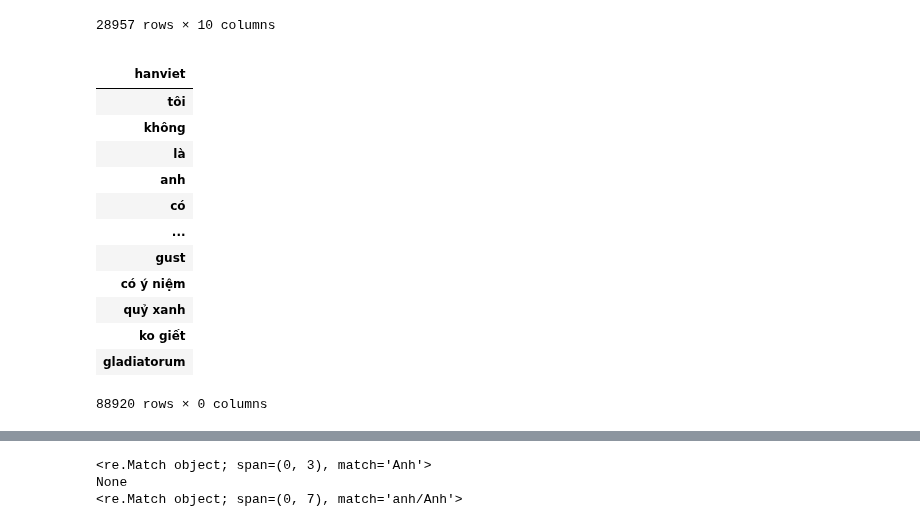
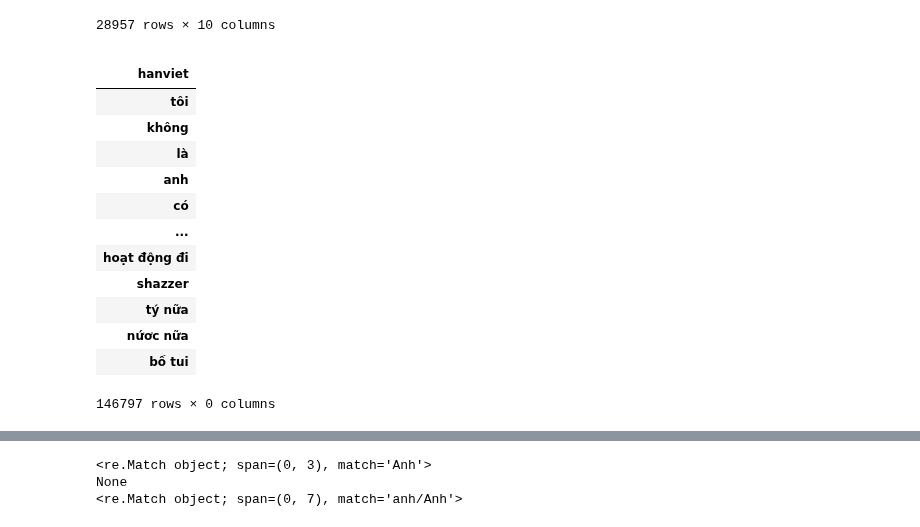
Before and after one commit to ryanphung/chinese-hanviet-cognates, a Jupyter notebook: chinese-hanviet.ipynb, the cells around one changed output, grey strips where cells are left out. Saved outputs shown, nothing was run; the diff lists cells and outputs as text; code cells hidden in the pictures.

```diff
--- a/chinese-hanviet.ipynb
+++ b/chinese-hanviet.ipynb
@@ -437,26 +437,26 @@ df_multisyllabic
 # %%
 # Clean up against Opensubs frequency list
 
 df_freq = pd.read_csv('inputs/opensubs-freq.txt', sep='\t', names=['hanviet', 'frequency'])
 # drop low frequency words
-df_freq = df_freq.drop(df_freq[df_freq['frequency'] == 1].index)
+# df_freq = df_freq.drop(df_freq[df_freq['frequency'] == 1].index)
 df_freq = df_freq.drop(columns=['frequency'])
 df_freq.set_index('hanviet')
 # %% [output]
 |  |
 | hanviet |
 | tôi |
 | không |
 | là |
 | anh |
 | có |
 | ... |
-| gust |
-| có ý niệm |
-| quỷ xanh |
-| ko giết |
-| gladiatorum |
+| hoạt động đi |
+| shazzer |
+| tý nữa |
+| nứơc nữa |
+| bố tui |
-88920 rows × 0 columns
+146797 rows × 0 columns
 # %%
 def keep_frequently_used_words(words):
     return list(filter(lambda x:x in df_freq['hanviet'].values, words))
```
Also changed, not shown: parts of 4 cells of this notebook, 3 other files.
